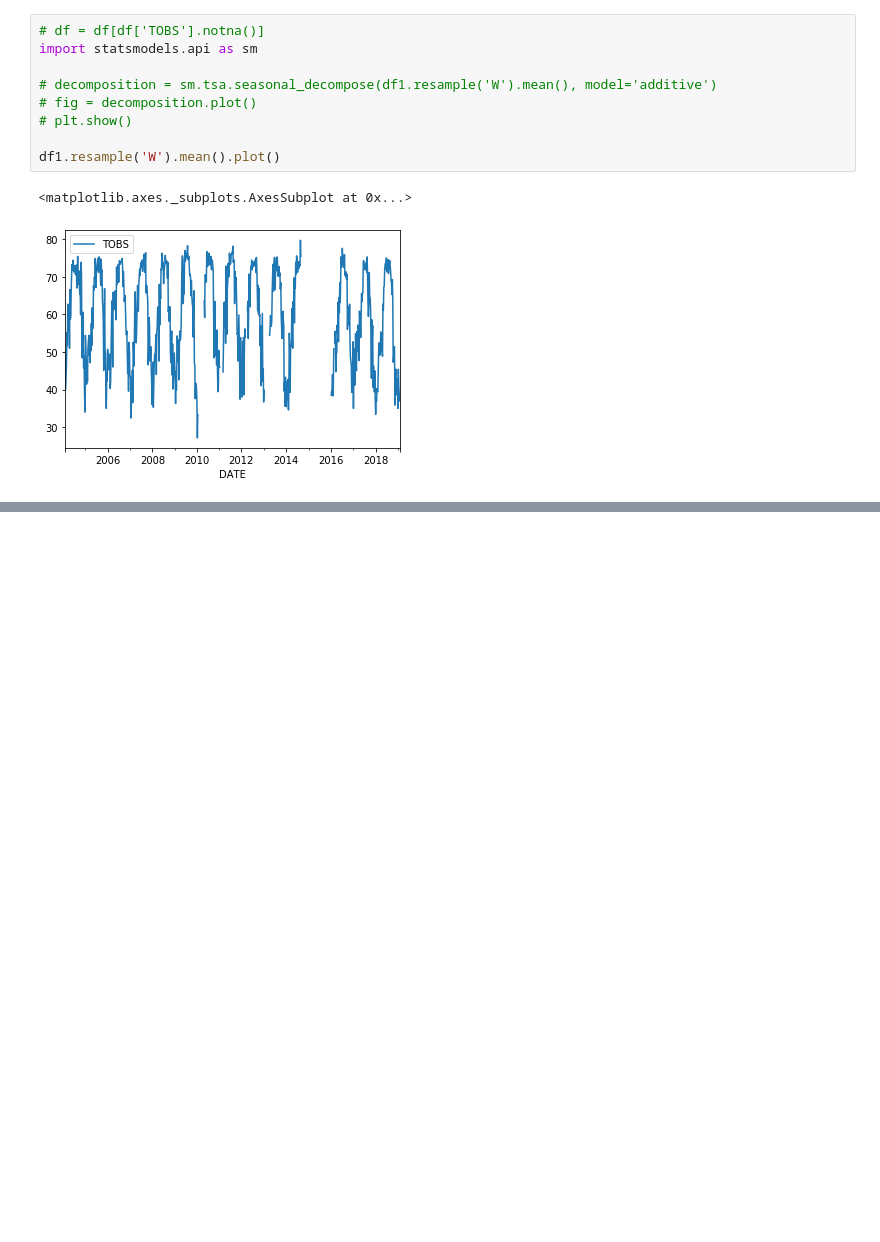
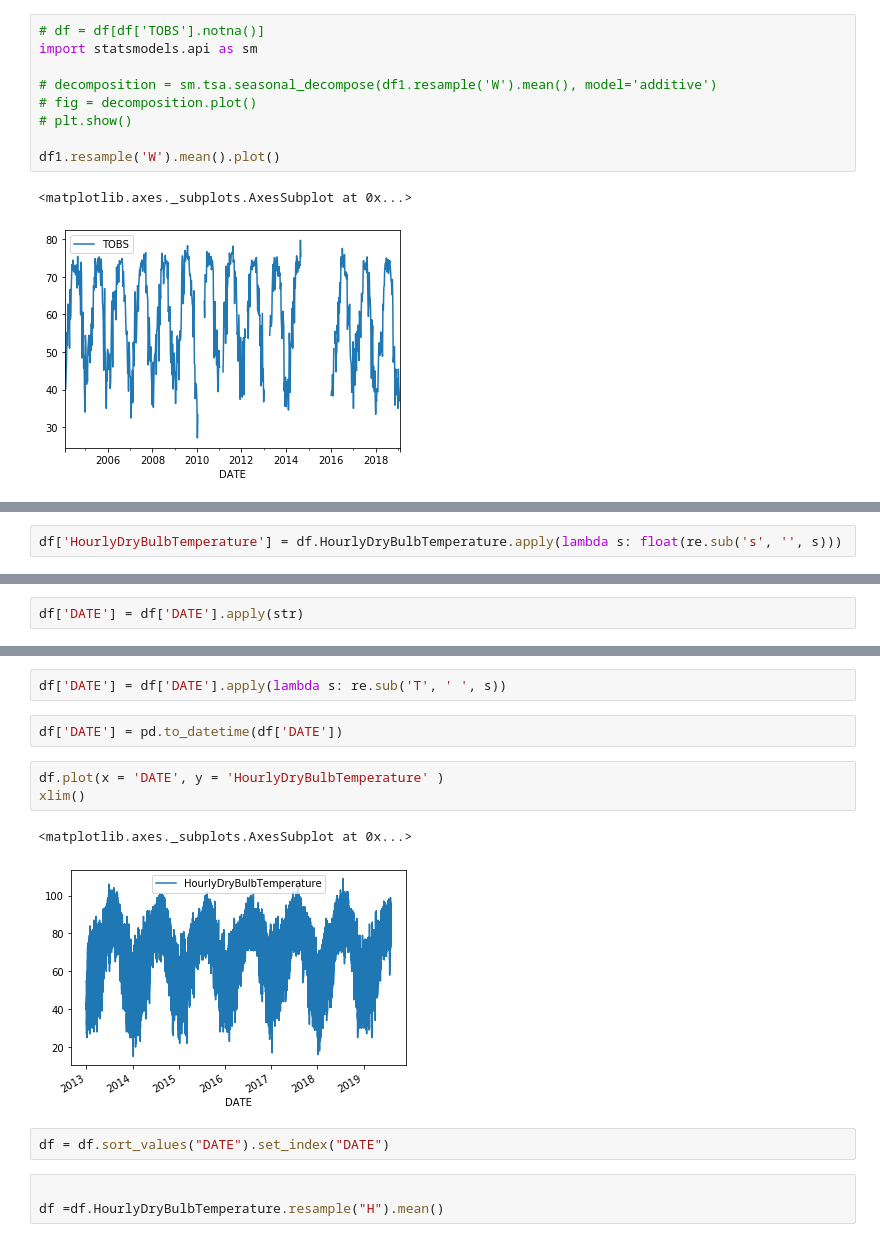
Before and after one commit to ravinder79/Climate-, a Jupyter notebook: climate_analysis.ipynb, the cells around one changed output, grey strips where cells are left out. Drawn from its saved outputs; the diff is of its cells as text; blank space fills up the shorter version.

```diff
--- a/climate_analysis.ipynb
+++ b/climate_analysis.ipynb
@@ -128,0 +146,2 @@ df1.resample('W').mean().plot()
+# %%
+df['HourlyDryBulbTemperature'] = df.HourlyDryBulbTemperature.apply(lambda s: float(re.sub('s', '', s)))
@@ -128,0 +152,2 @@ df1.resample('W').mean().plot()
+# %%
+df['DATE'] = df['DATE'].apply(str)
@@ -128,0 +169,15 @@ df1.resample('W').mean().plot()
+# %%
+df['DATE'] = df['DATE'].apply(lambda s: re.sub('T', ' ', s))
+# %%
+df['DATE'] = pd.to_datetime(df['DATE'])
+# %%
+df.plot(x = 'DATE', y = 'HourlyDryBulbTemperature' )
+xlim()
+# %% [output]
+<matplotlib.axes._subplots.AxesSubplot at 0x...>
+[figure, added]
+# %%
+df = df.sort_values("DATE").set_index("DATE")
+# %%
+
+df =df.HourlyDryBulbTemperature.resample("H").mean()
```
Also changed, not shown: parts of 18 cells of this notebook.
